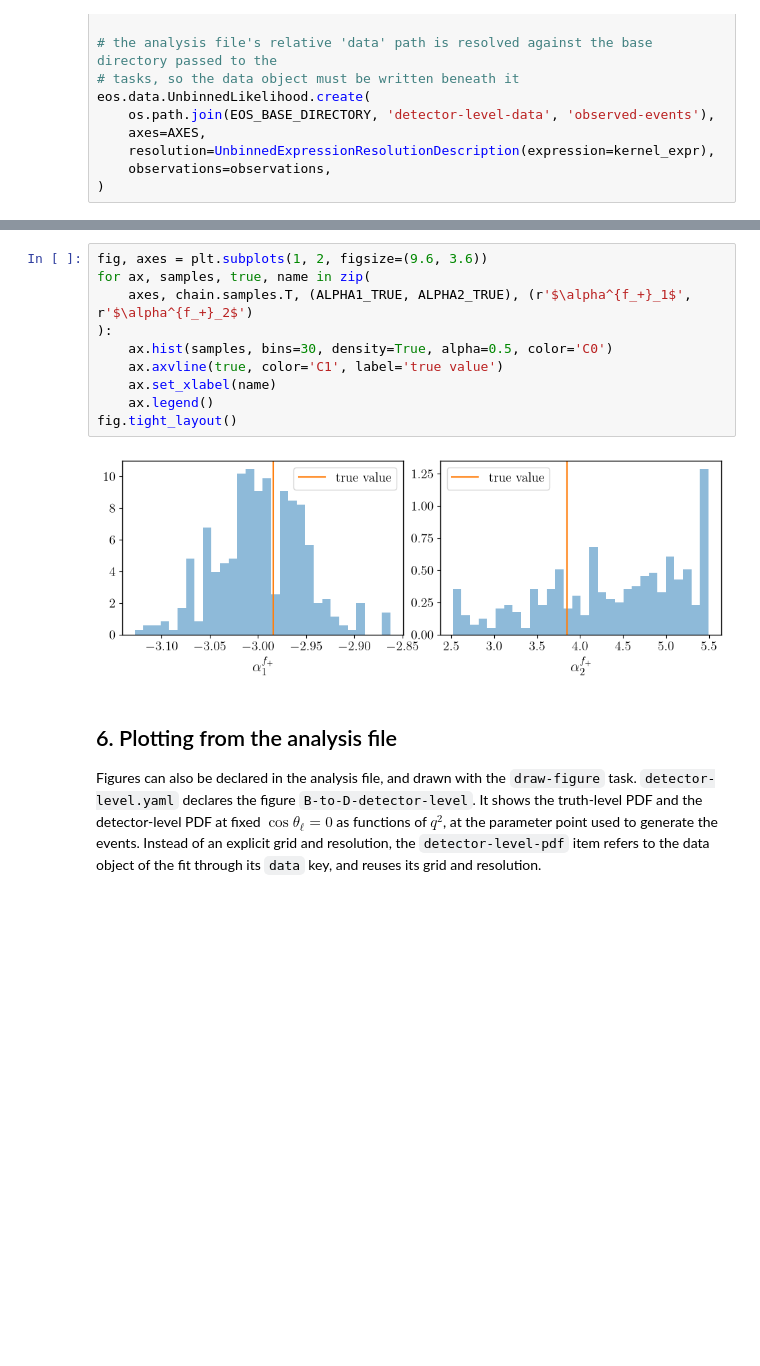
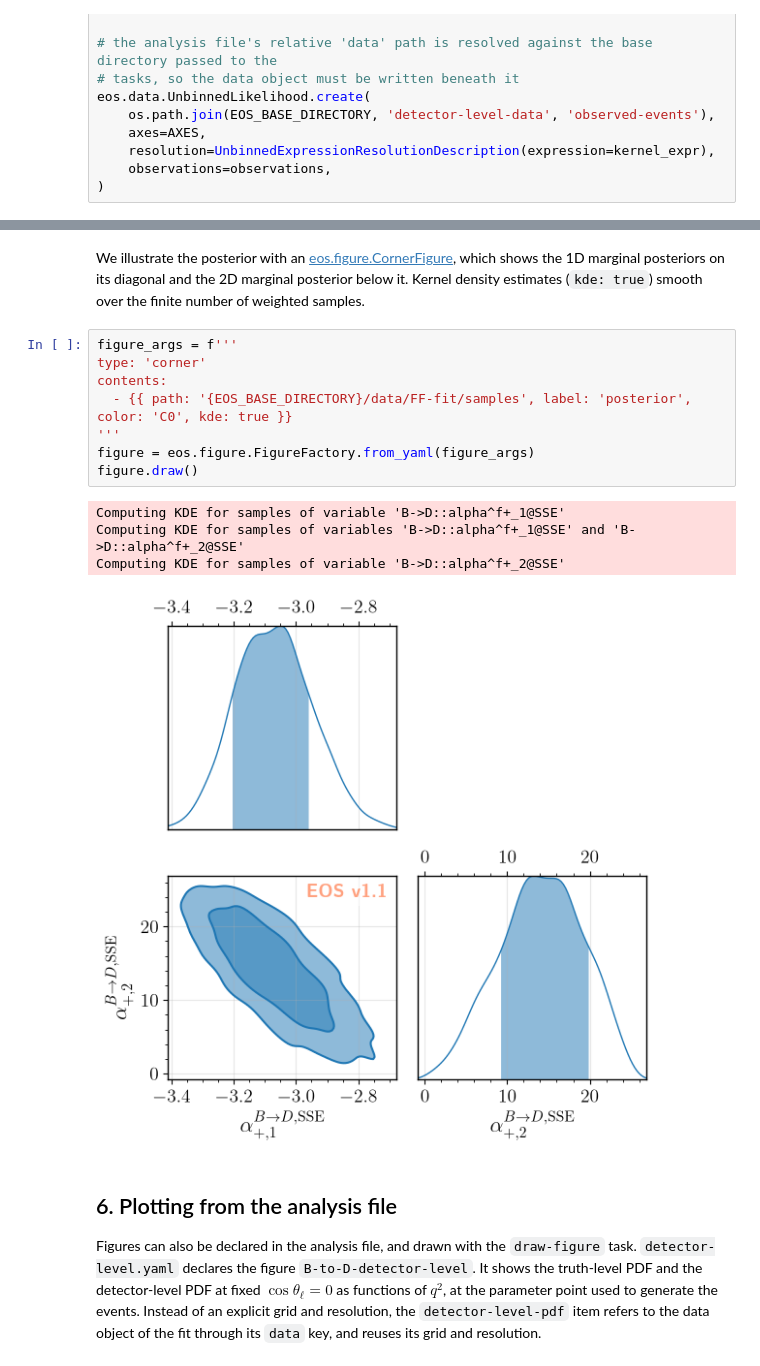
Before and after one commit to eos/doc, a Jupyter notebook: pr1236/user-guide/detector-level.ipynb, the cells around one changed output, grey strips where cells are left out. Saved outputs shown, nothing was run; the diff lists cells and outputs as text; blank space fills up the shorter version.

```diff
--- a/pr1236/user-guide/detector-level.ipynb
+++ b/pr1236/user-guide/detector-level.ipynb
@@ -322,15 +326,20 @@ alpha^f+_2@SSE: true = 3.8517, fit = 4.3732 +/- 0.8374, pull = +0.62
+# %% [markdown]
+We illustrate the posterior with an [eos.figure.CornerFigure](../reference/python.rst#eos.figure.CornerFigure),
+which shows the 1D marginal posteriors on its diagonal and the 2D marginal posterior below it. Kernel
+density estimates (`kde: true`) smooth over the finite number of weighted samples.
 # %%
-fig, axes = plt.subplots(1, 2, figsize=(9.6, 3.6))
-for ax, samples, true, name in zip(
-    axes, chain.samples.T, (ALPHA1_TRUE, ALPHA2_TRUE), (r'$\alpha^{f_+}_1$', r'$\alpha^{f_+}_2$')
-):
-    ax.hist(samples, bins=30, density=True, alpha=0.5, color='C0')
-    ax.axvline(true, color='C1', label='true value')
-    ax.set_xlabel(name)
-    ax.legend()
-fig.tight_layout()
+figure_args = f'''
+type: 'corner'
+contents:
+  - {{ path: '{EOS_BASE_DIRECTORY}/data/FF-fit/samples', label: 'posterior', color: 'C0', kde: true }}
+'''
+figure = eos.figure.FigureFactory.from_yaml(figure_args)
+figure.draw()
 # %% [output]
+Computing KDE for samples of variable 'B->D::alpha^f+_1@SSE'
+Computing KDE for samples of variables 'B->D::alpha^f+_1@SSE' and 'B->D::alpha^f+_2@SSE'
+Computing KDE for samples of variable 'B->D::alpha^f+_2@SSE'
-[figure, old version]
+[figure, new version]
 # %% [markdown]
 ## 6. Plotting from the analysis file
 
```
Also changed, not shown: parts of 10 cells of this notebook, 20 other files.
